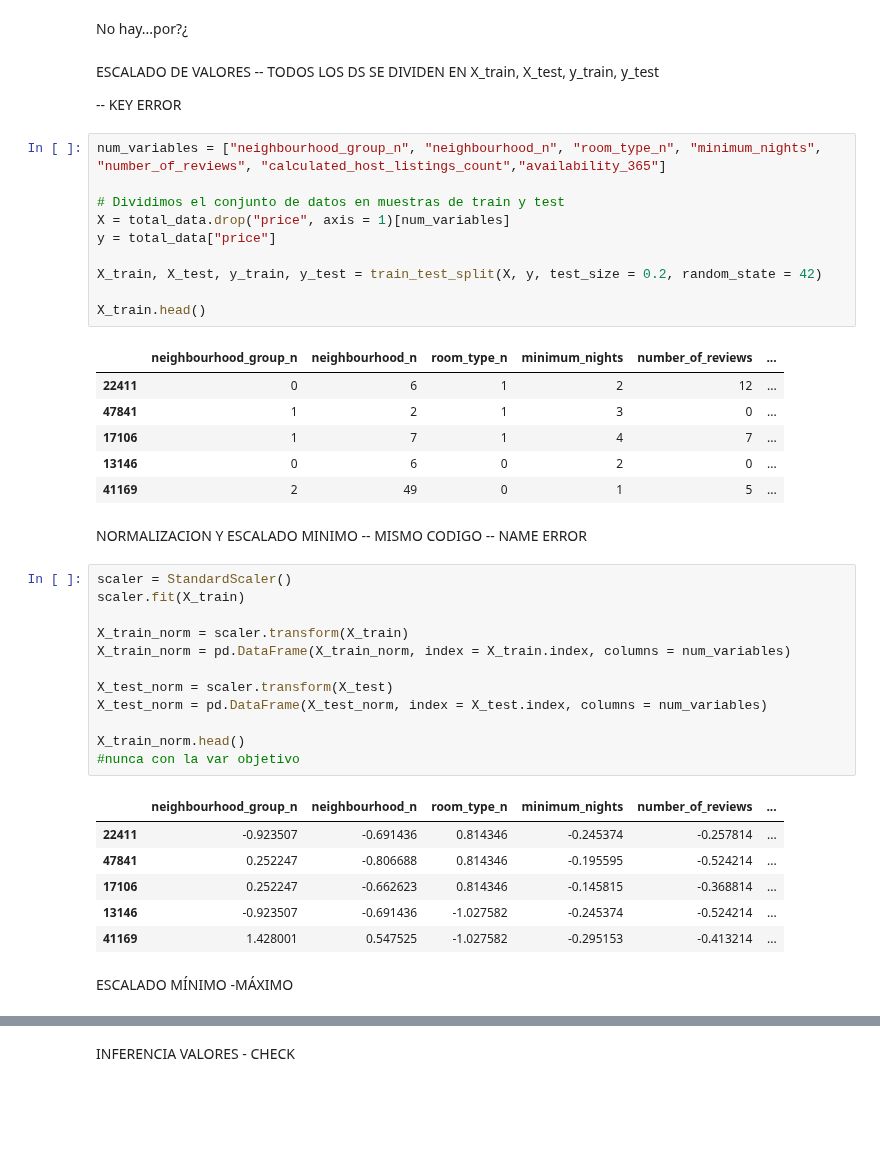
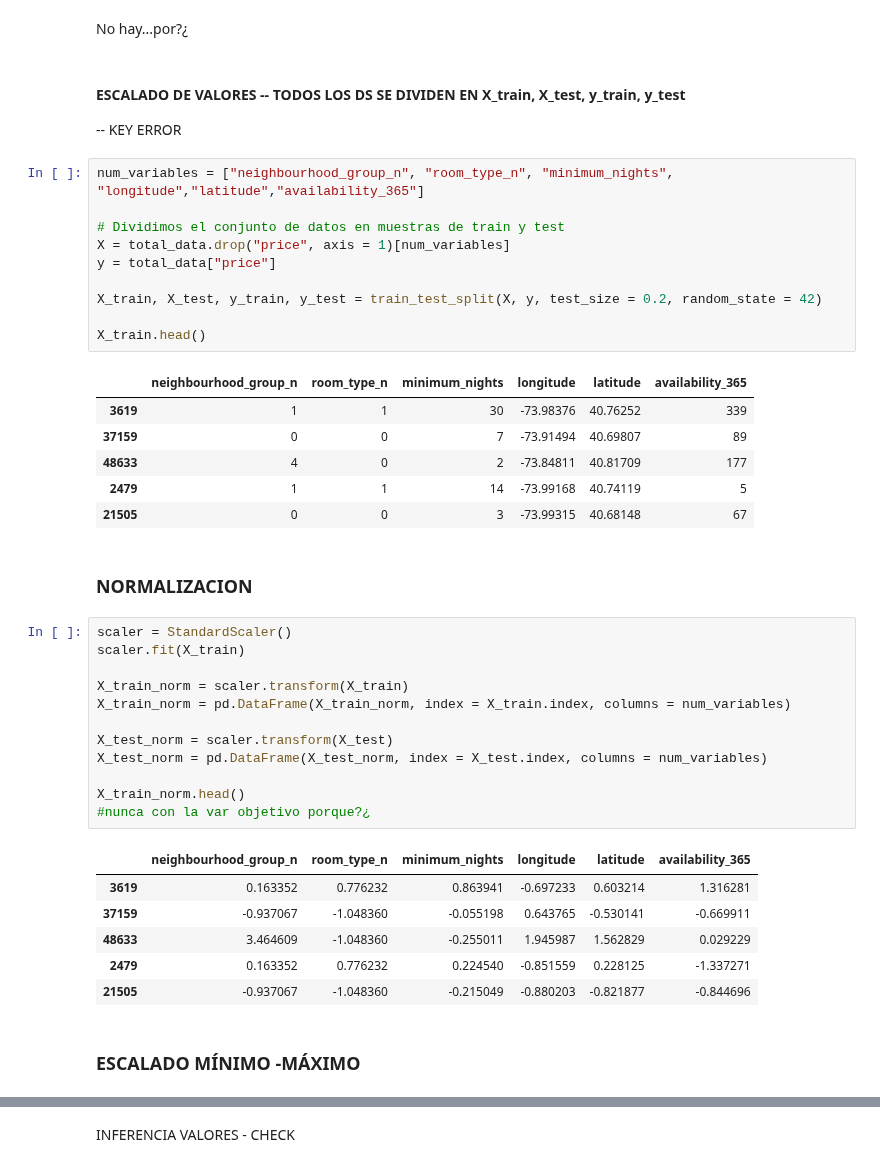
Before and after one commit to 4GeeksAcademy/CristinaChico_EDA, a Jupyter notebook: src/explore.ipynb, the cells around one changed output, grey strips where cells are left out. Cells and saved outputs as stored; diff of their text form; blank space fills up the shorter version.

```diff
--- a/src/explore.ipynb
+++ b/src/explore.ipynb
@@ -402,29 +405,28 @@ dtype: int64
 # %% [markdown]
 No hay...por?¿
 # %% [markdown]
-ESCALADO DE VALORES -- TODOS LOS DS SE DIVIDEN EN X_train, X_test, y_train, y_test
+#### ESCALADO DE VALORES -- TODOS LOS DS SE DIVIDEN EN X_train, X_test, y_train, y_test
 
 -- KEY ERROR
 # %%
-num_variables = ["neighbourhood_group_n", "neighbourhood_n", "room_type_n", "minimum_nights", "number_of_reviews", "calculated_host_listings_count","availability_365"]
+num_variables = ["neighbourhood_group_n", "room_type_n", "minimum_nights", "longitude","latitude","availability_365"]
 
 # Dividimos el conjunto de datos en muestras de train y test
 X = total_data.drop("price", axis = 1)[num_variables]
 y = total_data["price"]
 
 X_train, X_test, y_train, y_test = train_test_split(X, y, test_size = 0.2, random_state = 42)
 
 X_train.head()
 # %% [output]
-|  | neighbourhood_group_n | neighbourhood_n | room_type_n | minimum_nights | number_of_reviews | ... |
-| 22411 | 0 | 6 | 1 | 2 | 12 | ... |
-| 47841 | 1 | 2 | 1 | 3 | 0 | ... |
-| 17106 | 1 | 7 | 1 | 4 | 7 | ... |
-| 13146 | 0 | 6 | 0 | 2 | 0 | ... |
-| 41169 | 2 | 49 | 0 | 1 | 5 | ... |
+|  | neighbourhood_group_n | room_type_n | minimum_nights | longitude | latitude | availability_365 |
+| 3619 | 1 | 1 | 30 | -73.98376 | 40.76252 | 339 |
+| 37159 | 0 | 0 | 7 | -73.91494 | 40.69807 | 89 |
+| 48633 | 4 | 0 | 2 | -73.84811 | 40.81709 | 177 |
+| 2479 | 1 | 1 | 14 | -73.99168 | 40.74119 | 5 |
+| 21505 | 0 | 0 | 3 | -73.99315 | 40.68148 | 67 |
-# %% [markdown]
-NORMALIZACION Y ESCALADO MINIMO -- MISMO CODIGO
--- NAME ERROR
+# %% [markdown]
+### NORMALIZACION
 # %%
 scaler = StandardScaler()
 scaler.fit(X_train)
@@ -436,16 +438,16 @@ X_test_norm = scaler.transform(X_test)
 X_test_norm = pd.DataFrame(X_test_norm, index = X_test.index, columns = num_variables)
 
 X_train_norm.head()
-#nunca con la var objetivo
+#nunca con la var objetivo porque?¿
 # %% [output]
-|  | neighbourhood_group_n | neighbourhood_n | room_type_n | minimum_nights | number_of_reviews | ... |
-| 22411 | -0.923507 | -0.691436 | 0.814346 | -0.245374 | -0.257814 | ... |
-| 47841 | 0.252247 | -0.806688 | 0.814346 | -0.195595 | -0.524214 | ... |
-| 17106 | 0.252247 | -0.662623 | 0.814346 | -0.145815 | -0.368814 | ... |
-| 13146 | -0.923507 | -0.691436 | -1.027582 | -0.245374 | -0.524214 | ... |
-| 41169 | 1.428001 | 0.547525 | -1.027582 | -0.295153 | -0.413214 | ... |
+|  | neighbourhood_group_n | room_type_n | minimum_nights | longitude | latitude | availability_365 |
+| 3619 | 0.163352 | 0.776232 | 0.863941 | -0.697233 | 0.603214 | 1.316281 |
+| 37159 | -0.937067 | -1.048360 | -0.055198 | 0.643765 | -0.530141 | -0.669911 |
+| 48633 | 3.464609 | -1.048360 | -0.255011 | 1.945987 | 1.562829 | 0.029229 |
+| 2479 | 0.163352 | 0.776232 | 0.224540 | -0.851559 | 0.228125 | -1.337271 |
+| 21505 | -0.937067 | -1.048360 | -0.215049 | -0.880203 | -0.821877 | -0.844696 |
 # %% [markdown]
-ESCALADO MÍNIMO -MÁXIMO
+### ESCALADO MÍNIMO -MÁXIMO
 # %%
 scaler = MinMaxScaler()
 scaler.fit(X_train)
```
Also changed, not shown: parts of 23 cells of this notebook.
